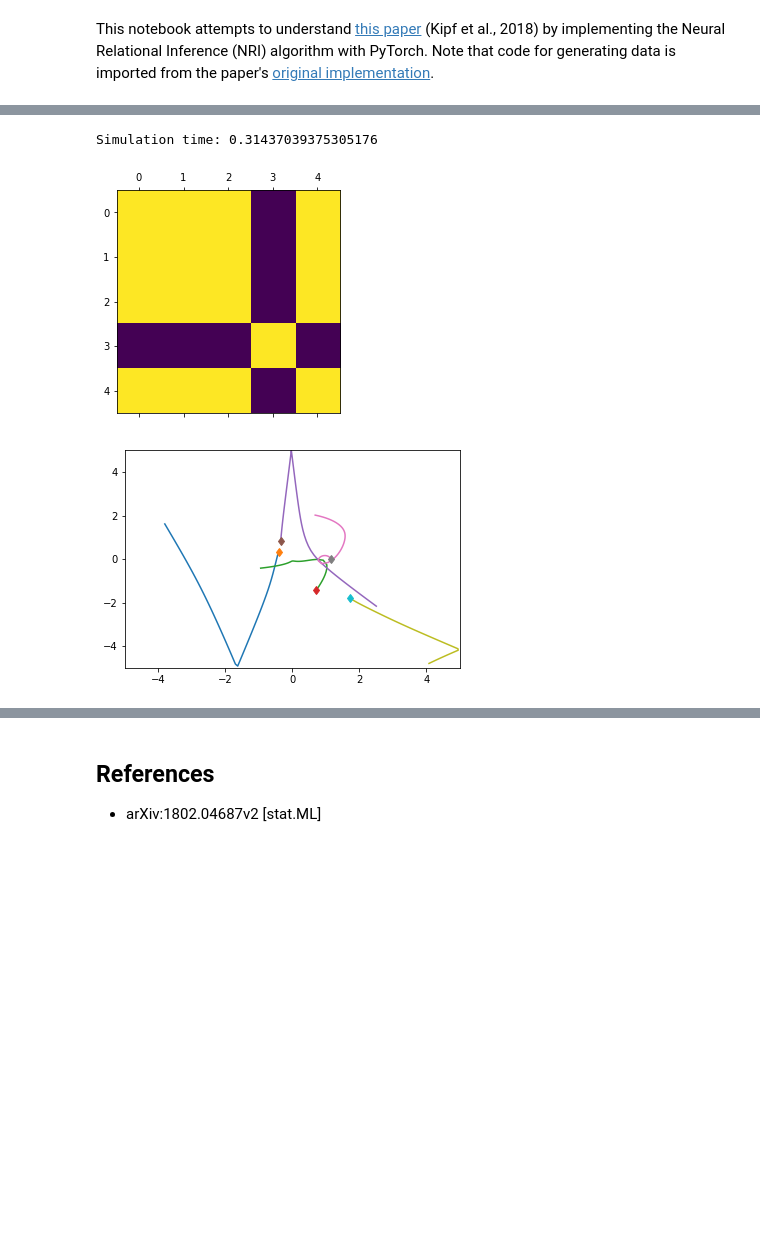
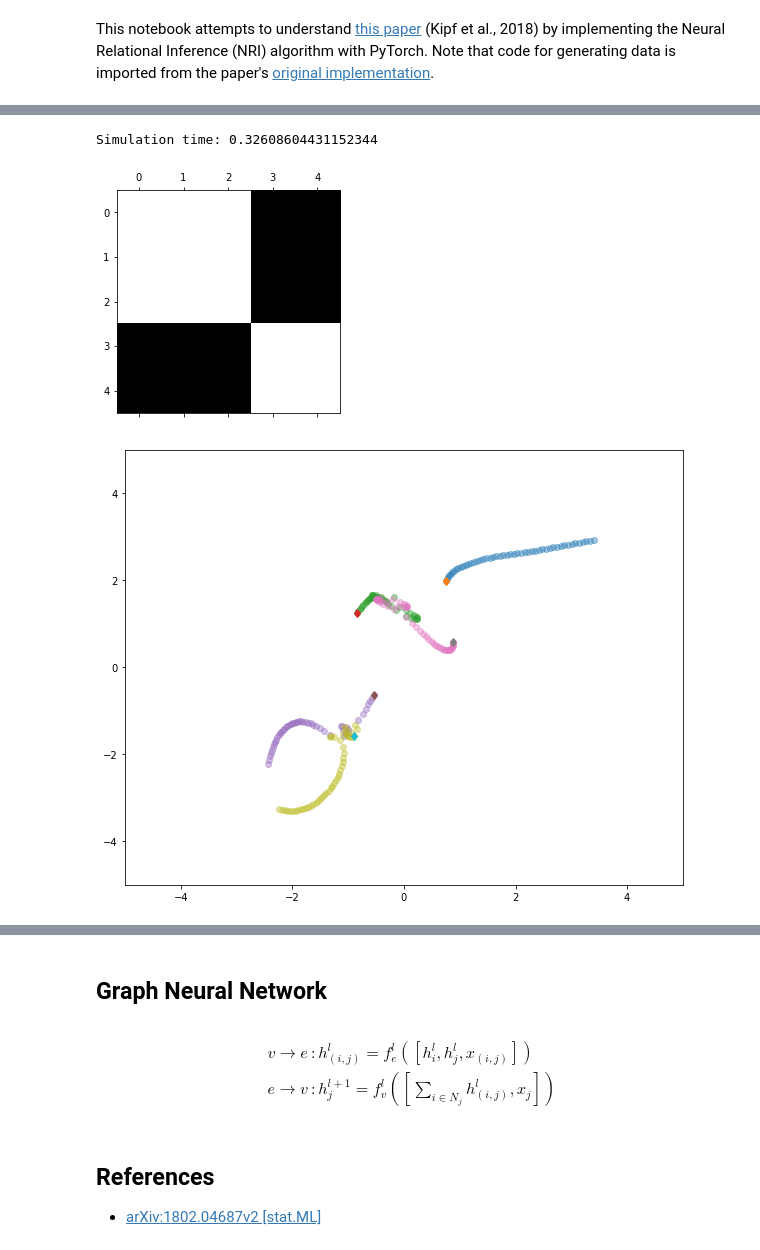
Before and after one commit to jinyeom/leuchtturm, a Jupyter notebook: Neural Relational Inference for Interacting Systems.ipynb, the cells around one changed output, grey strips where cells are left out. Saved outputs shown, nothing was run; the diff lists cells and outputs as text; code cells hidden in the pictures; blank space fills up the shorter version.

```diff
--- a/Neural Relational Inference for Interacting Systems.ipynb
+++ b/Neural Relational Inference for Interacting Systems.ipynb
@@ -142,17 +146,17 @@ loc, vel, edges = sim.sample_trajectory(T=5000, sample_freq=100)
 duration = time.time() - start_time
 print(f"Simulation time: {duration}")
 
-plt.matshow(edges)
+plt.matshow(edges, cmap="gray")
 
-plt.figure()
+plt.figure(figsize=(10, 8))
 axes = plt.gca()
 axes.set_xlim([-5., 5.])
 axes.set_ylim([-5., 5.])
 for i in range(loc.shape[-1]):
-    plt.plot(loc[:, 0, i], loc[:, 1, i])
+    plt.plot(loc[:, 0, i], loc[:, 1, i], 'o', alpha=0.4)
     plt.plot(loc[0, 0, i], loc[0, 1, i], 'd')
 
-plt.figure()
+plt.figure(figsize=(10, 8))
 energies = [sim.energy(loc[i, :, :], vel[i, :, :], edges) for i in range(loc.shape[0])]
 plt.plot(energies)
 plt.show()
@@ -300,26 +304,26 @@ class ChargedParticlesSim(object):
 # %%
 sim = ChargedParticlesSim()
 
 start_time = time.time()
 loc, vel, edges = sim.sample_trajectory(T=5000, sample_freq=100)
 duration = time.time() - start_time
 print(f"Simulation time: {duration}")
 
-plt.matshow(edges)
+plt.matshow(edges, cmap="gray")
 
-plt.figure()
+plt.figure(figsize=(10, 8))
 axes = plt.gca()
 axes.set_xlim([-5., 5.])
 axes.set_ylim([-5., 5.])
 for i in range(loc.shape[-1]):
-    plt.plot(loc[:, 0, i], loc[:, 1, i])
+    plt.plot(loc[:, 0, i], loc[:, 1, i], 'o', alpha=0.4)
     plt.plot(loc[0, 0, i], loc[0, 1, i], 'd')
 
-plt.figure()
+plt.figure(figsize=(10, 8))
 energies = [sim.energy(loc[i, :, :], vel[i, :, :], edges) for i in range(loc.shape[0])]
 plt.plot(energies)
 plt.show()
 # %% [output]
-Simulation time: 0.31437039375305176
+Simulation time: 0.32608604431152344
-[figure, old version]
+[figure, new version]
-[figure, old version]
+[figure, new version]
@@ -327,3 +331,12 @@ Simulation time: 0.31437039375305176
+# %% [markdown]
+## Graph Neural Network
+# %% [markdown]
+$$
+\begin{align*}
+v \rightarrow e &: h^l_{(i, j)} = f^l_{e}([h^l_i, h^l_j, x_{(i, j)}]) \\
+e \rightarrow v &: h^{l + 1}_j = f^l_{v}([\sum_{i \in N_j}h^l_{(i, j)}, x_j])
+\end{align*}
+$$
 # %% [markdown]
 ## References
-- arXiv:1802.04687v2 \[stat.ML\]
+- [arXiv:1802.04687v2 \[stat.ML\]](https://arxiv.org/abs/1802.04687)
```
Also changed, not shown: parts of 4 cells of this notebook.
